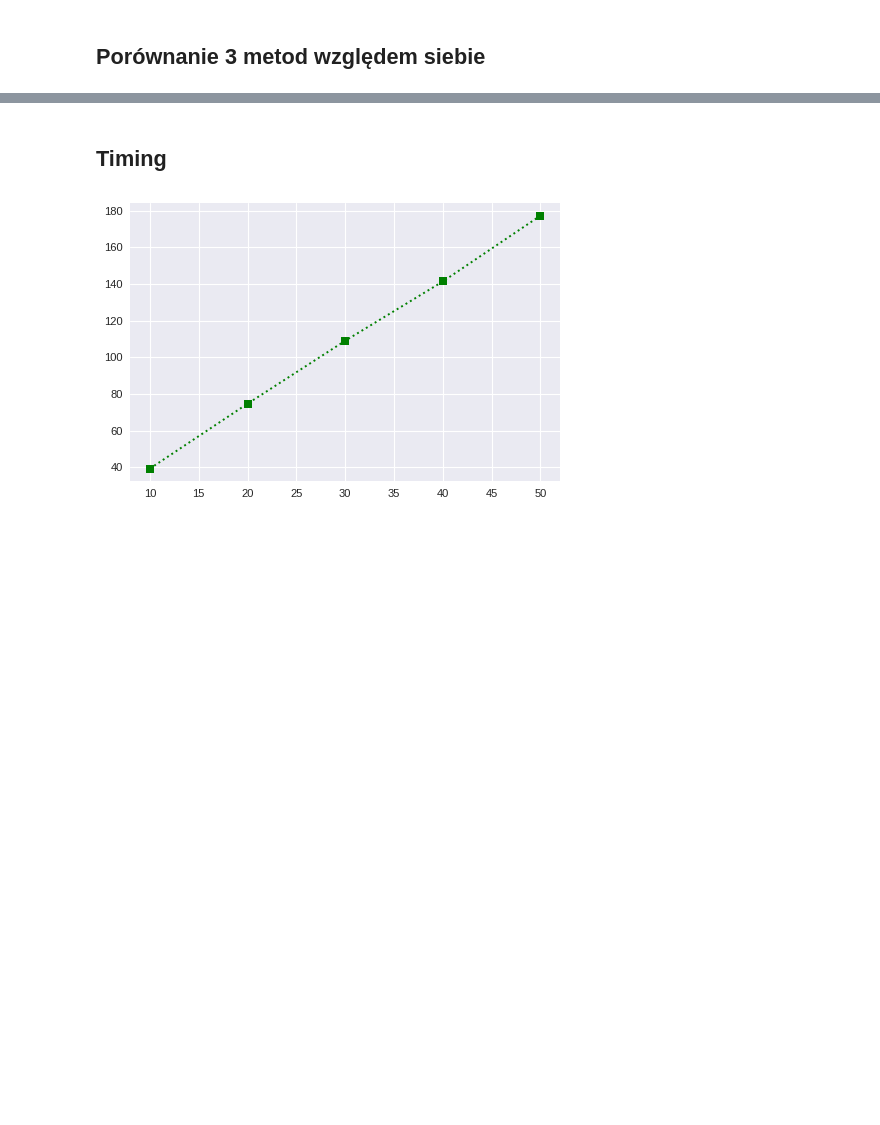
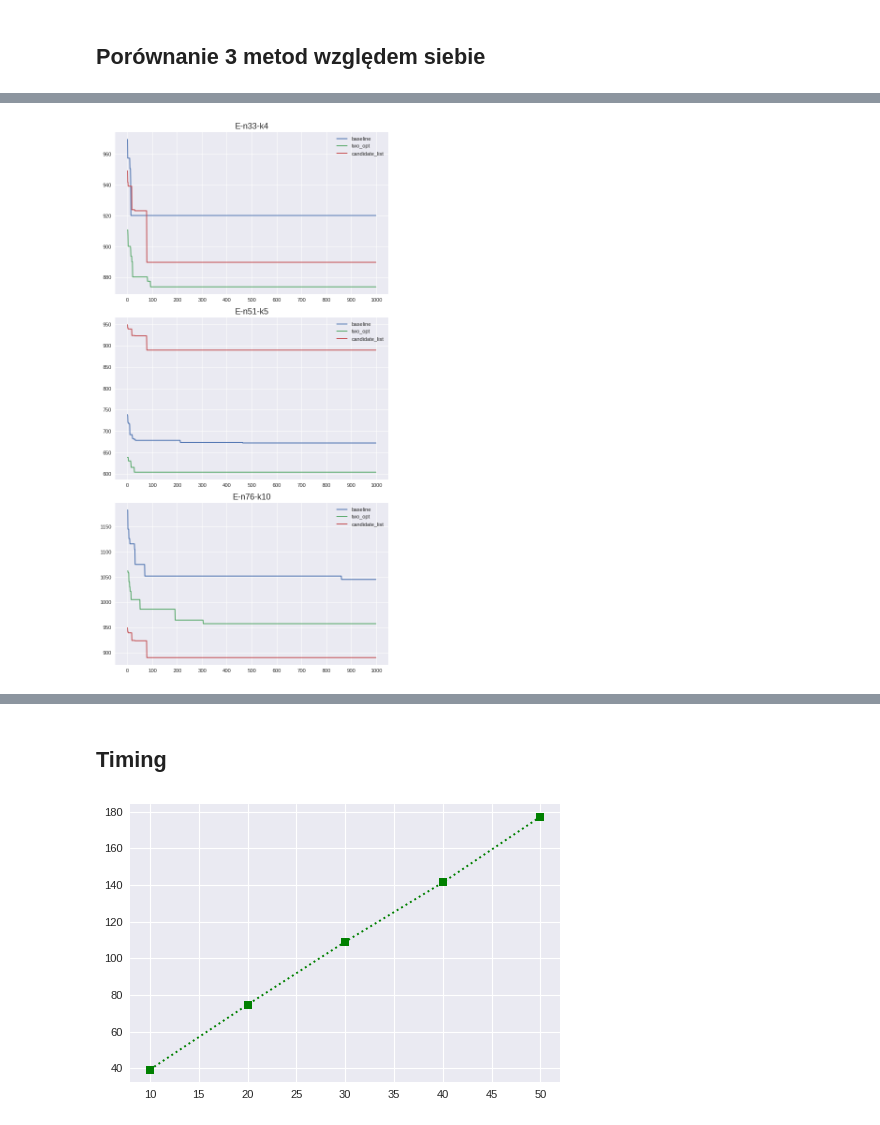
Before and after one commit to alcaster/CVRP_ACO, a Jupyter notebook: Plot.ipynb, the cells around one changed output, grey strips where cells are left out. Cells and saved outputs as stored; diff of their text form; code cells hidden in the pictures; blank space fills up the shorter version.

```diff
--- a/Plot.ipynb
+++ b/Plot.ipynb
@@ -254,3 +316,28 @@ fig.savefig("2opt-candidate-reference.svg", dpi=fig.dpi)
 # %% [output]
 [figure]
 [interactive output not drawn]
+# %%
+fig, (ax1, ax2, ax3) = plt.subplots(
+    3, figsize=(8, 15), dpi=80, facecolor="w", edgecolor="k"
+)
+axes = [ax1, ax2, ax3]
+for task, ax in zip(tasks, axes):
+    baseline_data = best_score_from_history(task.data[("baseline", 20, 2, 0.25)][1])
+    ax.plot(baseline_data, label="baseline")
+
+    candidate_list_data = best_score_from_history(
+        task.data[("two_opt", 20, 2, 0.25)][1]
+    )
+    ax.plot(candidate_list_data, label="two_opt")
+
+    candidate_list_data = best_score_from_history(task.candidatev2_data[1])
+    ax.plot(candidate_list_data, label="candidate_list")
+
+    ax.legend(loc="upper right")
+    ax.xaxis.set_ticks(np.arange(0, len(curr_data) + 1, 100))
+    ax.set_title(task.name, fontsize=16)
+
+fig.tight_layout()
+fig.savefig("2opt-candidatev2-reference.svg", dpi=fig.dpi)
+# %% [output]
+[figure, added]
```
Also changed, not shown: parts of 10 cells of this notebook, 28 other files.
